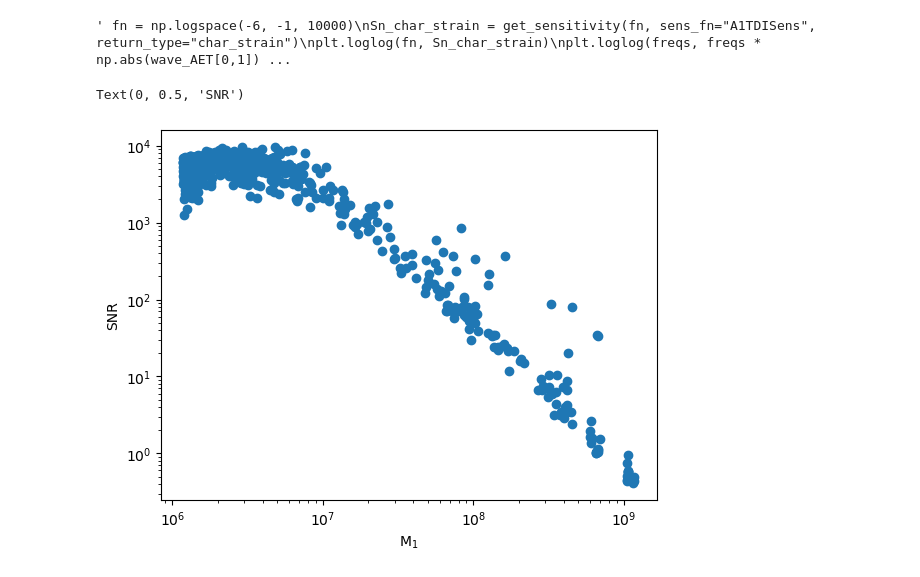
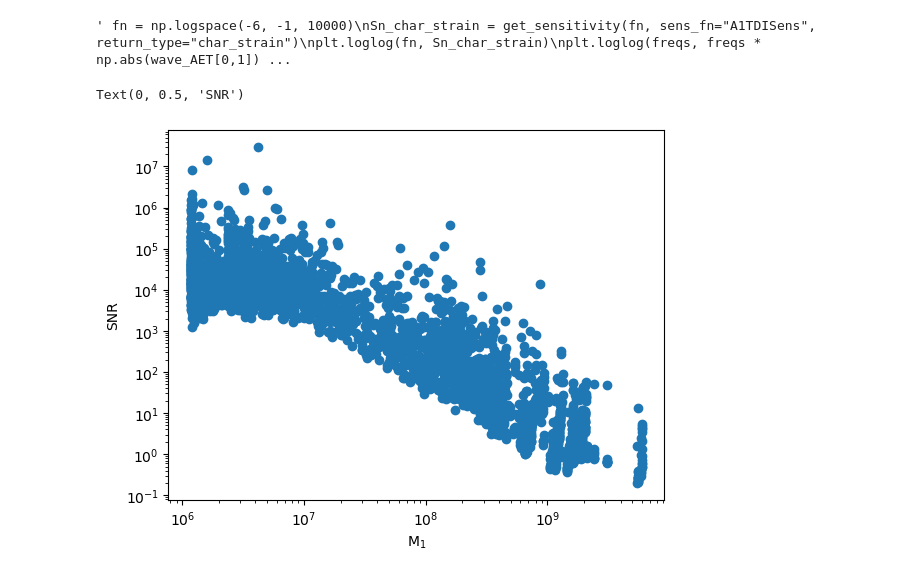
Before and after one commit to Thirtha17/SMBH-Merger-SNR-calculation-with-LISA, a Jupyter notebook: SMBH Merger Analysis for Cosmological Simulations.ipynb, the cells around one changed output. Cells and saved outputs as stored; diff of their text form; code cells hidden in the pictures.

```diff
--- a/SMBH Merger Analysis for Cosmological Simulations.ipynb
+++ b/SMBH Merger Analysis for Cosmological Simulations.ipynb
@@ -150,9 +210,9 @@ for i in range(700):
 # %%
 snr_tng50=np.load('snr_tng50.npy')
 # %%
-plt.loglog(M_1[0:700],snr_tng50,'o')
+plt.loglog(M_1,snr_tng50,'o')
 plt.xlabel('M$_1$')
 plt.ylabel('SNR')
 # %% [output]
 Text(0, 0.5, 'SNR')
-[figure, old version]
+[figure, new version]
```
Also changed, not shown: parts of 6 cells of this notebook, 2 other files.
